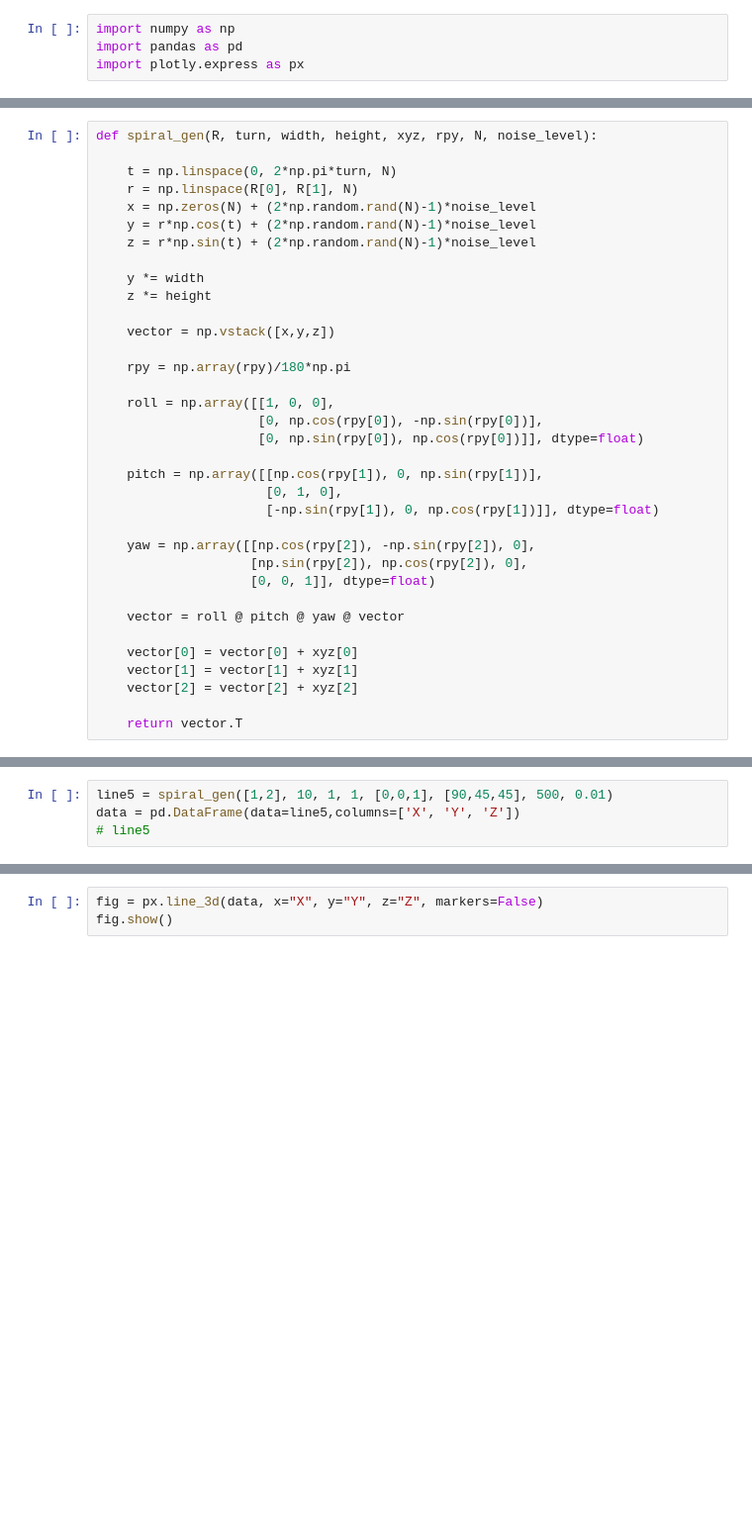
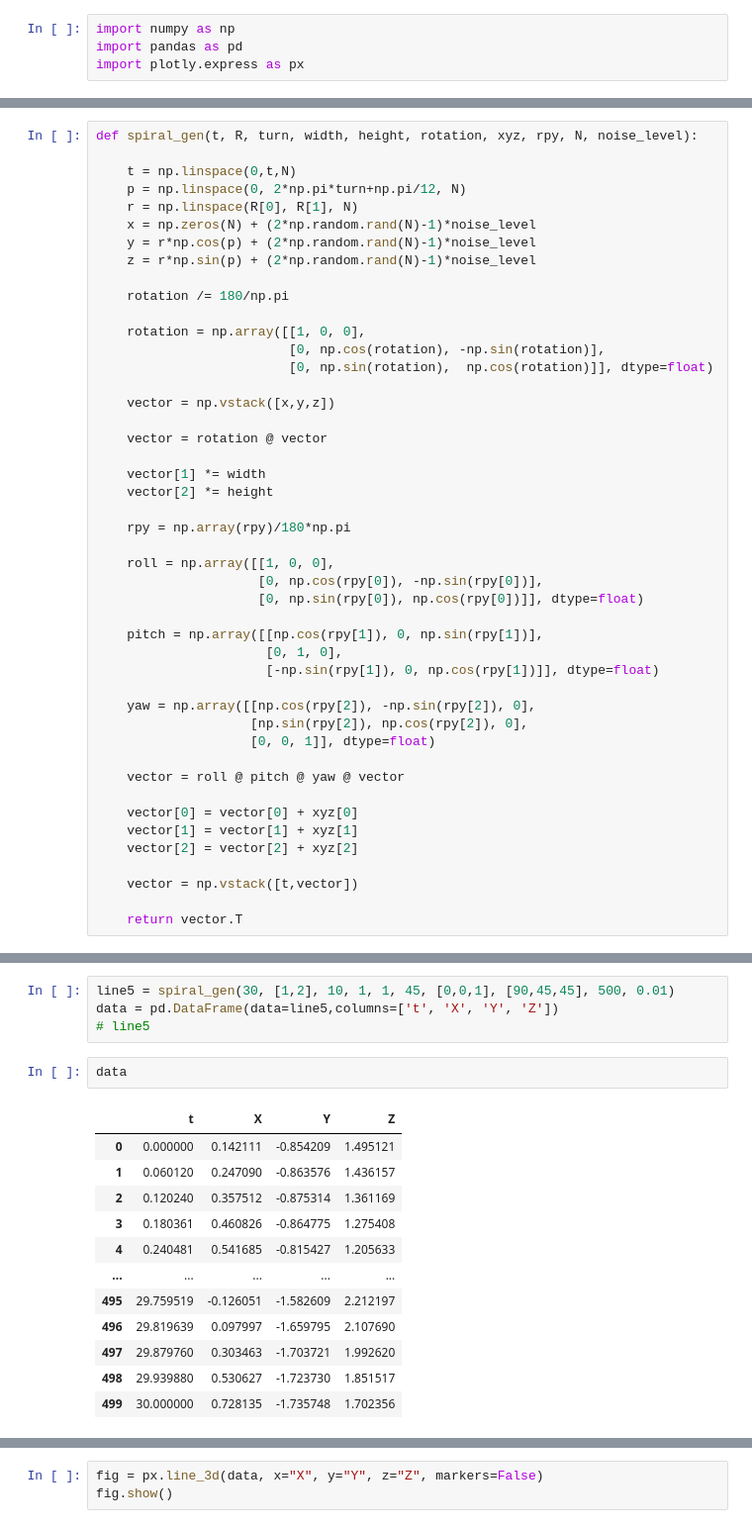
Before and after one commit to Dm1stry/nn_move_predict, a Jupyter notebook: signal_approximation/model_dataset_tests/simple_gen.ipynb, the cells around one changed output, grey strips where cells are left out. Shown at 99% size. Cells and saved outputs as stored; diff of their text form; blank space fills up the shorter version.

```diff
--- a/signal_approximation/model_dataset_tests/simple_gen.ipynb
+++ b/signal_approximation/model_dataset_tests/simple_gen.ipynb
@@ -163,17 +197,26 @@ def circle_gen(R, width, height, xyz, rpy, N, noise_level):
     return vector.T
 # %%
-def spiral_gen(R, turn, width, height, xyz, rpy, N, noise_level):
+def spiral_gen(t, R, turn, width, height, rotation, xyz, rpy, N, noise_level):
 
-    t = np.linspace(0, 2*np.pi*turn, N)
+    t = np.linspace(0,t,N)
+    p = np.linspace(0, 2*np.pi*turn+np.pi/12, N)
     r = np.linspace(R[0], R[1], N)
     x = np.zeros(N) + (2*np.random.rand(N)-1)*noise_level
-    y = r*np.cos(t) + (2*np.random.rand(N)-1)*noise_level
-    z = r*np.sin(t) + (2*np.random.rand(N)-1)*noise_level
+    y = r*np.cos(p) + (2*np.random.rand(N)-1)*noise_level
+    z = r*np.sin(p) + (2*np.random.rand(N)-1)*noise_level
 
-    y *= width
-    z *= height
+    rotation /= 180/np.pi
+
+    rotation = np.array([[1, 0, 0],
+                         [0, np.cos(rotation), -np.sin(rotation)],
+                         [0, np.sin(rotation),  np.cos(rotation)]], dtype=float)
 
     vector = np.vstack([x,y,z])
+
+    vector = rotation @ vector
+
+    vector[1] *= width
+    vector[2] *= height
 
     rpy = np.array(rpy)/180*np.pi
 
@@ -195,5 +238,7 @@ def spiral_gen(R, turn, width, height, xyz, rpy, N, noise_level):
     vector[1] = vector[1] + xyz[1]
     vector[2] = vector[2] + xyz[2]
 
+    vector = np.vstack([t,vector])
+
     return vector.T
 # %%
@@ -216,5 +261,20 @@ data = pd.DataFrame(data=line4,columns=['X', 'Y', 'Z'])
 # line4
 # %%
-line5 = spiral_gen([1,2], 10, 1, 1, [0,0,1], [90,45,45], 500, 0.01)
-data = pd.DataFrame(data=line5,columns=['X', 'Y', 'Z'])
+line5 = spiral_gen(30, [1,2], 10, 1, 1, 45, [0,0,1], [90,45,45], 500, 0.01)
+data = pd.DataFrame(data=line5,columns=['t', 'X', 'Y', 'Z'])
 # line5
+# %%
+data
+# %% [output]
+|  | t | X | Y | Z |
+| 0 | 0.000000 | 0.142111 | -0.854209 | 1.495121 |
+| 1 | 0.060120 | 0.247090 | -0.863576 | 1.436157 |
+| 2 | 0.120240 | 0.357512 | -0.875314 | 1.361169 |
+| 3 | 0.180361 | 0.460826 | -0.864775 | 1.275408 |
+| 4 | 0.240481 | 0.541685 | -0.815427 | 1.205633 |
+| ... | ... | ... | ... | ... |
+| 495 | 29.759519 | -0.126051 | -1.582609 | 2.212197 |
+| 496 | 29.819639 | 0.097997 | -1.659795 | 2.107690 |
+| 497 | 29.879760 | 0.303463 | -1.703721 | 1.992620 |
+| 498 | 29.939880 | 0.530627 | -1.723730 | 1.851517 |
+| 499 | 30.000000 | 0.728135 | -1.735748 | 1.702356 |
```
Also changed, not shown: parts of 18 cells of this notebook, 1 other file.
